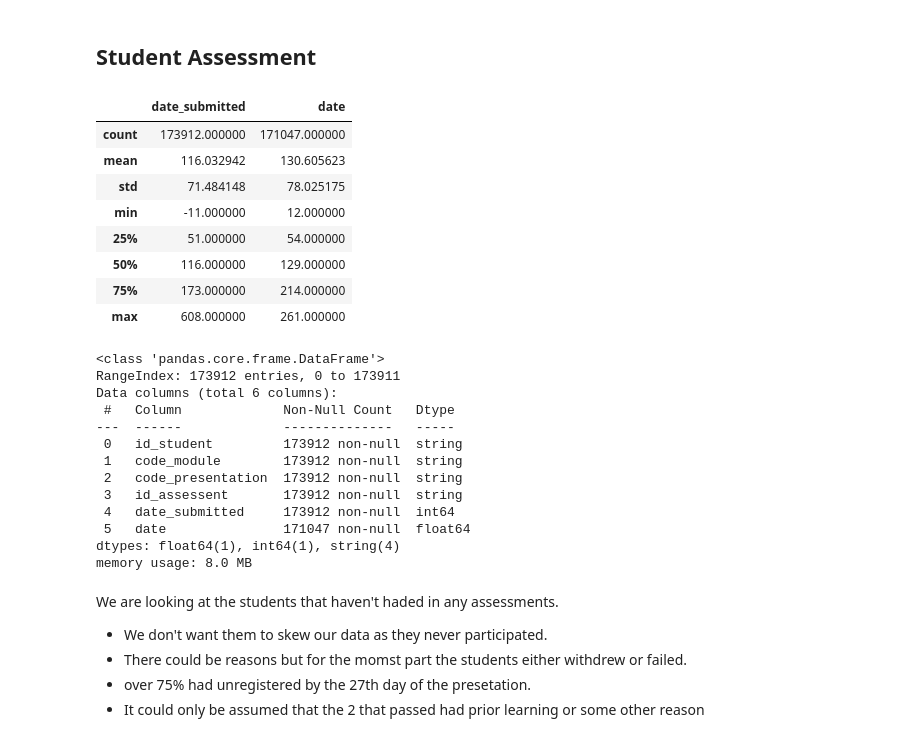
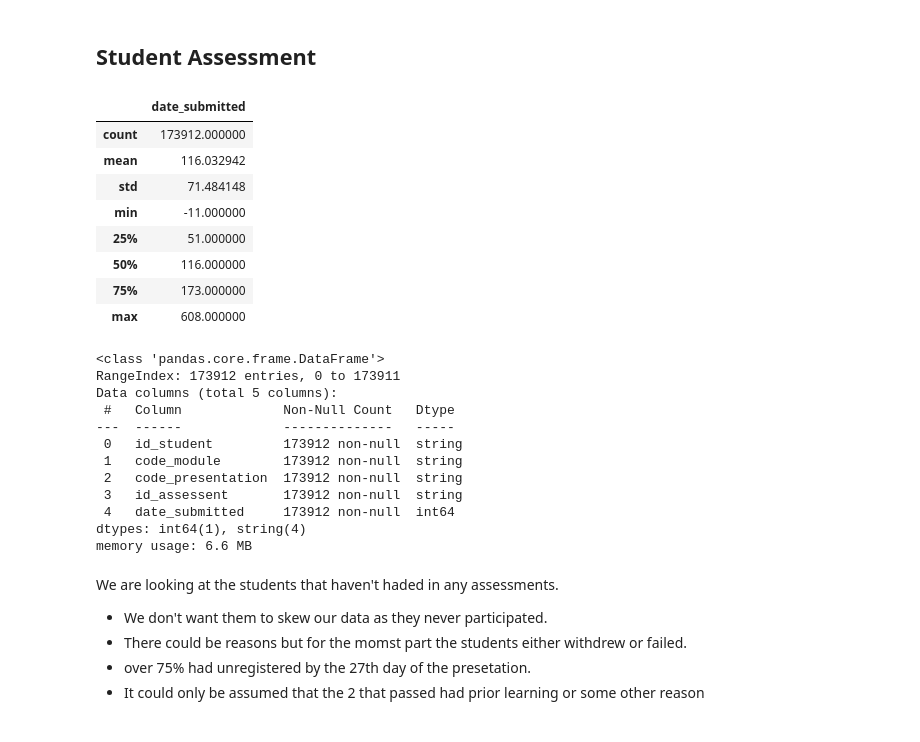
Before and after one commit to horsewell/project4, a Jupyter notebook: student_interaction.ipynb, the cells around one changed output. Drawn from its saved outputs; the diff is of its cells as text; code cells hidden in the pictures.

```diff
--- a/student_interaction.ipynb
+++ b/student_interaction.ipynb
@@ -193,28 +214,28 @@ memory usage: 2.0 MB
 ## Student Assessment
 # %%
 ass_ds = engine.execute(text("""
-SELECT cast(sAss.id_student as text), ass.code_module, ass.code_presentation, cast(sAss.id_assessment as text), sAss.date_submitted, ass.date
+SELECT cast(sAss.id_student as text), ass.code_module, ass.code_presentation, cast(sAss.id_assessment as text), sAss.date_submitted
 FROM studentAssessment as sAss
 LEFT JOIN assessments as ass ON sAss.id_assessment = ass.id_assessment
 """)).fetchall()
 
-assessment_df = pd.DataFrame(ass_ds, columns=['id_student', 'code_module', 'code_presentation', 'id_assessent', 'date_submitted', 'date'])
+assessment_df = pd.DataFrame(ass_ds, columns=['id_student', 'code_module', 'code_presentation', 'id_assessent', 'date_submitted'])
 assessment_df = assessment_df.astype({'id_student':'string', 'code_module':'string', 'code_presentation':'string', 'id_assessent':'string'})
 display(assessment_df.describe())
 assessment_df.info()
 # %% [output]
-|  | date_submitted | date |
-| count | 173912.000000 | 171047.000000 |
-| mean | 116.032942 | 130.605623 |
-| std | 71.484148 | 78.025175 |
-| min | -11.000000 | 12.000000 |
-| 25% | 51.000000 | 54.000000 |
-| 50% | 116.000000 | 129.000000 |
-| 75% | 173.000000 | 214.000000 |
-| max | 608.000000 | 261.000000 |
+|  | date_submitted |
+| count | 173912.000000 |
+| mean | 116.032942 |
+| std | 71.484148 |
+| min | -11.000000 |
+| 25% | 51.000000 |
+| 50% | 116.000000 |
+| 75% | 173.000000 |
+| max | 608.000000 |
 <class 'pandas.core.frame.DataFrame'>
 RangeIndex: 173912 entries, 0 to 173911
-Data columns (total 6 columns):
+Data columns (total 5 columns):
  #   Column             Non-Null Count   Dtype
 ---  ------             --------------   -----
  0   id_student         173912 non-null  string
@@ -222,9 +243,8 @@ Data columns (total 6 columns):
  2   code_presentation  173912 non-null  string
  3   id_assessent       173912 non-null  string
  4   date_submitted     173912 non-null  int64
- 5   date               171047 non-null  float64
-dtypes: float64(1), int64(1), string(4)
-memory usage: 8.0 MB
+dtypes: int64(1), string(4)
+memory usage: 6.6 MB
 # %% [markdown]
 We are looking at the students that haven't haded in any assessments.
 
```
Also changed, not shown: parts of 31 cells of this notebook.
